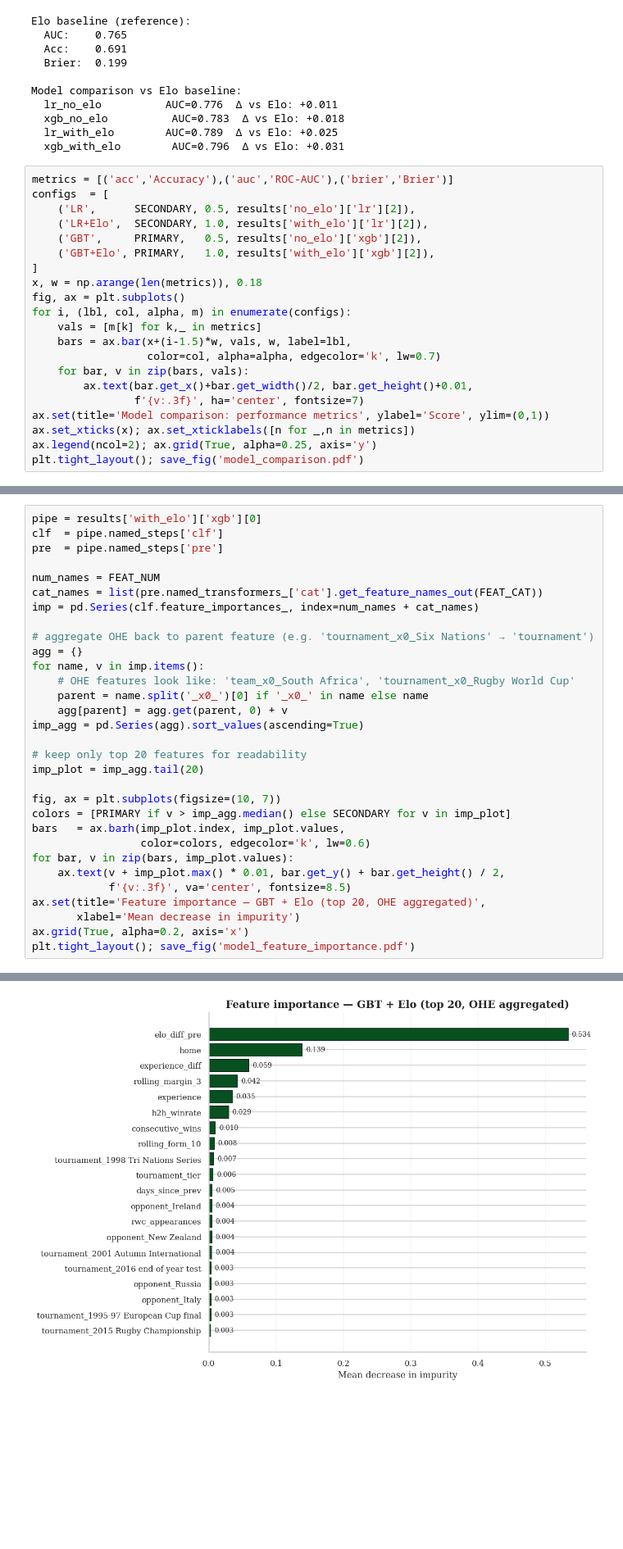
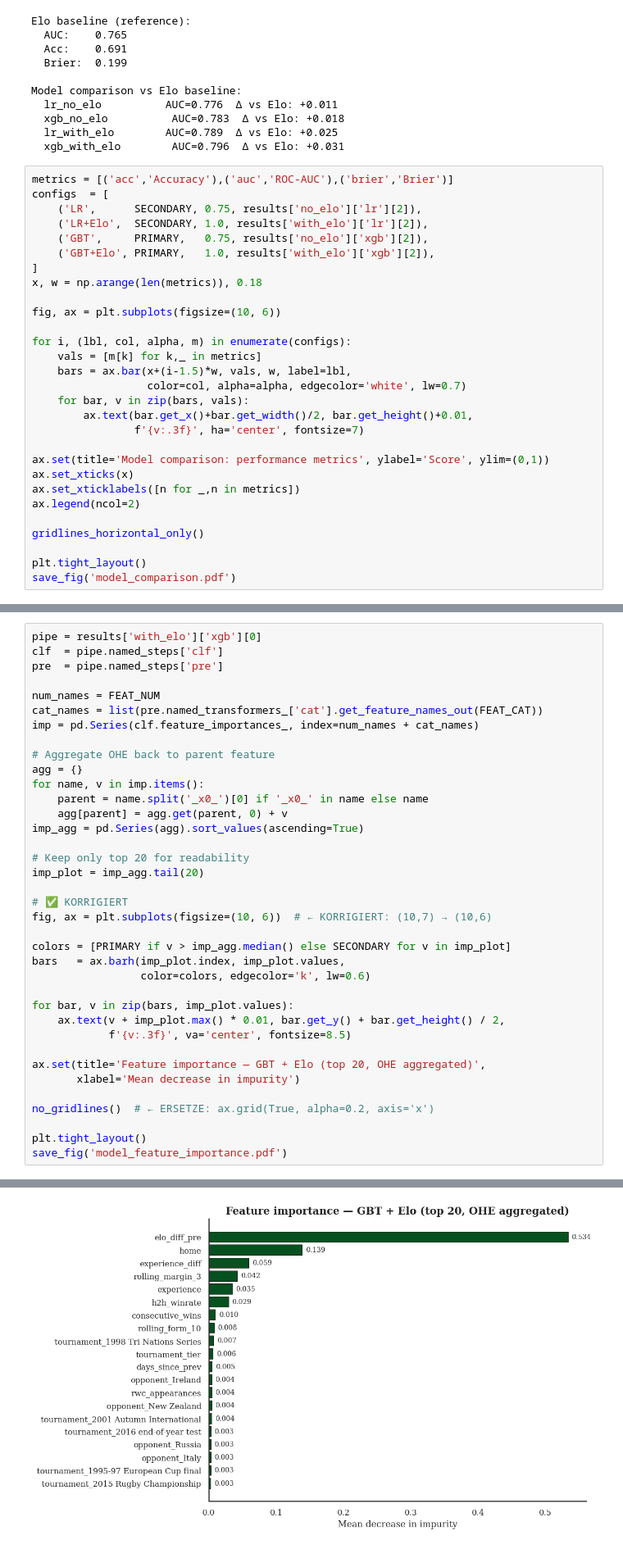
Before and after one commit to brandtami/springboks-rugby-analytics, a Jupyter notebook: notebooks/04_model_training.ipynb, the cells around one changed output, grey strips where cells are left out. Shown at 82% size. Cells and saved outputs as stored; diff of their text form; blank space fills up the shorter version.

```diff
--- a/notebooks/04_model_training.ipynb
+++ b/notebooks/04_model_training.ipynb
@@ -245,22 +270,30 @@ Model comparison vs Elo baseline:
 # %%
 metrics = [('acc','Accuracy'),('auc','ROC-AUC'),('brier','Brier')]
 configs  = [
-    ('LR',      SECONDARY, 0.5, results['no_elo']['lr'][2]),
+    ('LR',      SECONDARY, 0.75, results['no_elo']['lr'][2]),
     ('LR+Elo',  SECONDARY, 1.0, results['with_elo']['lr'][2]),
-    ('GBT',     PRIMARY,   0.5, results['no_elo']['xgb'][2]),
+    ('GBT',     PRIMARY,   0.75, results['no_elo']['xgb'][2]),
     ('GBT+Elo', PRIMARY,   1.0, results['with_elo']['xgb'][2]),
 ]
 x, w = np.arange(len(metrics)), 0.18
-fig, ax = plt.subplots()
+
+fig, ax = plt.subplots(figsize=(10, 6))
+
 for i, (lbl, col, alpha, m) in enumerate(configs):
     vals = [m[k] for k,_ in metrics]
     bars = ax.bar(x+(i-1.5)*w, vals, w, label=lbl,
-                  color=col, alpha=alpha, edgecolor='k', lw=0.7)
+                  color=col, alpha=alpha, edgecolor='white', lw=0.7)
     for bar, v in zip(bars, vals):
         ax.text(bar.get_x()+bar.get_width()/2, bar.get_height()+0.01,
                 f'{v:.3f}', ha='center', fontsize=7)
+
 ax.set(title='Model comparison: performance metrics', ylabel='Score', ylim=(0,1))
-ax.set_xticks(x); ax.set_xticklabels([n for _,n in metrics])
-ax.legend(ncol=2); ax.grid(True, alpha=0.25, axis='y')
-plt.tight_layout(); save_fig('model_comparison.pdf')
+ax.set_xticks(x)
+ax.set_xticklabels([n for _,n in metrics])
+ax.legend(ncol=2)
+
+gridlines_horizontal_only()
+
+plt.tight_layout()
+save_fig('model_comparison.pdf')
 # %% [output]
@@ -362,26 +390,32 @@ num_names = FEAT_NUM
 cat_names = list(pre.named_transformers_['cat'].get_feature_names_out(FEAT_CAT))
 imp = pd.Series(clf.feature_importances_, index=num_names + cat_names)
 
-# aggregate OHE back to parent feature (e.g. 'tournament_x0_Six Nations' → 'tournament')
+# Aggregate OHE back to parent feature
 agg = {}
 for name, v in imp.items():
-    # OHE features look like: 'team_x0_South Africa', 'tournament_x0_Rugby World Cup'
     parent = name.split('_x0_')[0] if '_x0_' in name else name
     agg[parent] = agg.get(parent, 0) + v
 imp_agg = pd.Series(agg).sort_values(ascending=True)
 
-# keep only top 20 features for readability
+# Keep only top 20 for readability
 imp_plot = imp_agg.tail(20)
 
-fig, ax = plt.subplots(figsize=(10, 7))
+# ✅ KORRIGIERT
+fig, ax = plt.subplots(figsize=(10, 6))  # ← KORRIGIERT: (10,7) → (10,6)
+
 colors = [PRIMARY if v > imp_agg.median() else SECONDARY for v in imp_plot]
 bars   = ax.barh(imp_plot.index, imp_plot.values,
                  color=colors, edgecolor='k', lw=0.6)
+
 for bar, v in zip(bars, imp_plot.values):
     ax.text(v + imp_plot.max() * 0.01, bar.get_y() + bar.get_height() / 2,
             f'{v:.3f}', va='center', fontsize=8.5)
+
 ax.set(title='Feature importance — GBT + Elo (top 20, OHE aggregated)',
        xlabel='Mean decrease in impurity')
-ax.grid(True, alpha=0.2, axis='x')
-plt.tight_layout(); save_fig('model_feature_importance.pdf')
+
+no_gridlines()  # ← ERSETZE: ax.grid(True, alpha=0.2, axis='x')
+
+plt.tight_layout()
+save_fig('model_feature_importance.pdf')
 # %% [output]
@@ -388 +423 @@ plt.tight_layout(); save_fig('model_feature_importance.pdf')
-[figure, old version]
+[figure, new version]
```
Also changed, not shown: parts of 5 cells of this notebook, 16 other files.
